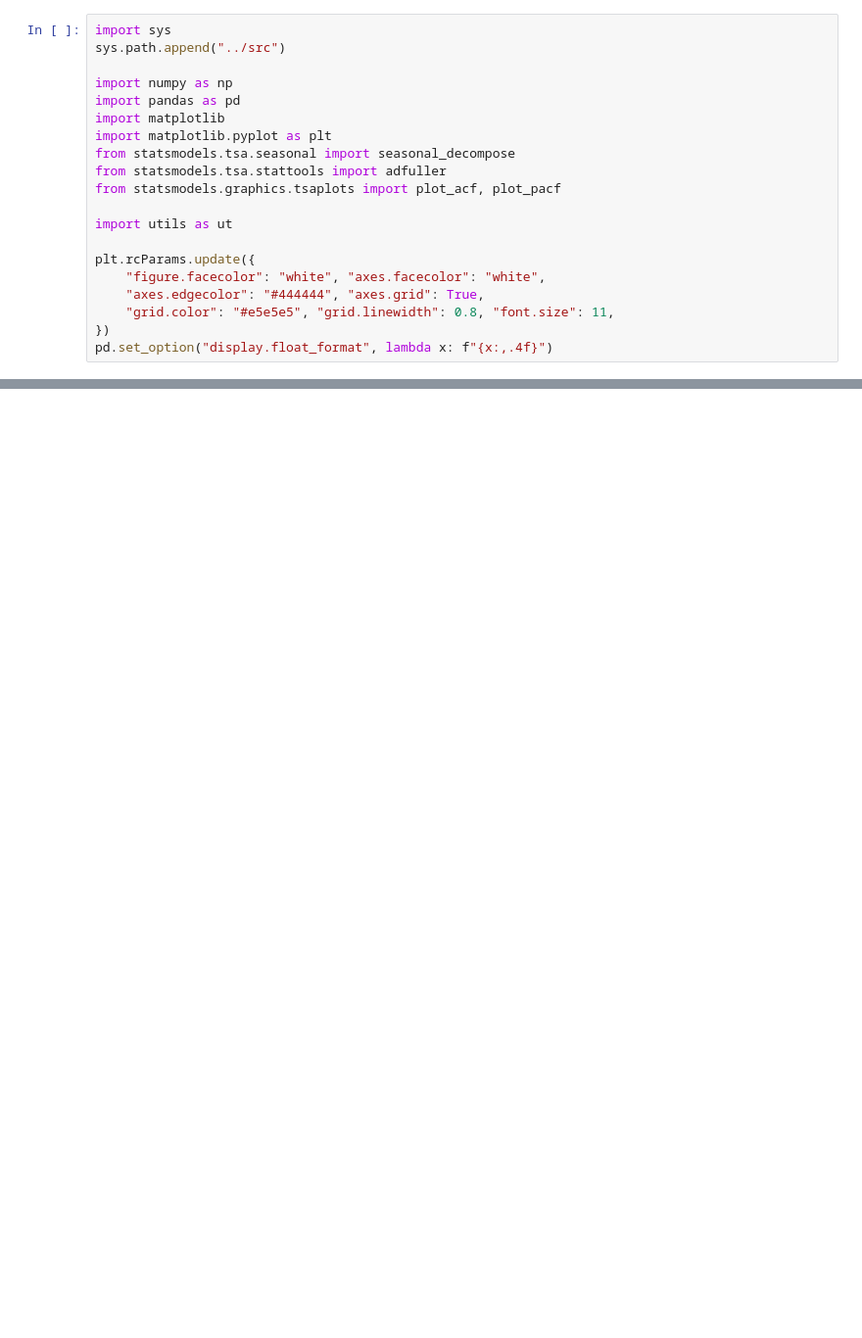
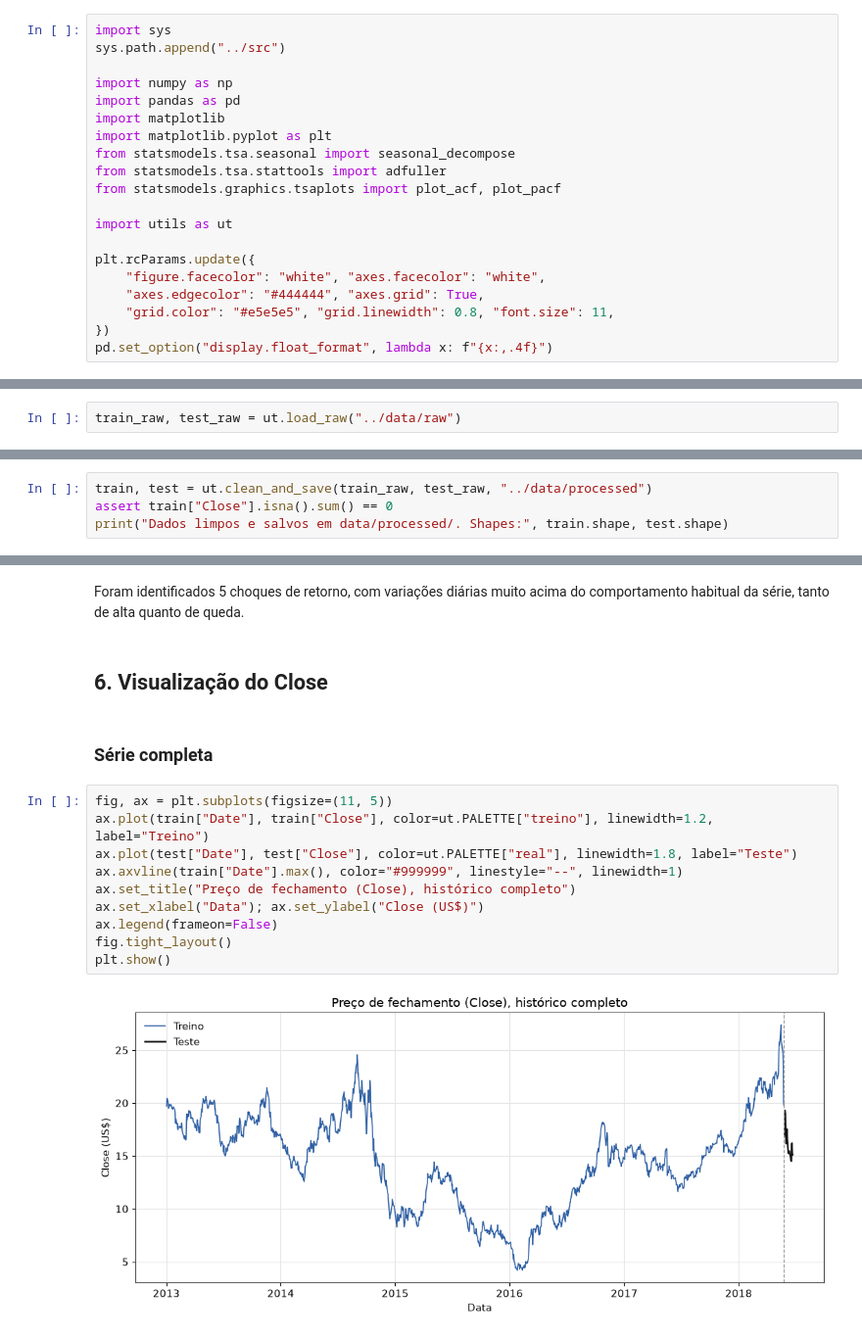
Before and after one commit to maricmello/squad-data-science, a Jupyter notebook: Case 4/notebooks/01_analise_exploratoria.ipynb, the cells around one changed output, grey strips where cells are left out. Shown at 98% size. Drawn from its saved outputs; the diff is of its cells as text; blank space fills up the shorter version.

```diff
--- a/Case 4/notebooks/01_analise_exploratoria.ipynb
+++ b/Case 4/notebooks/01_analise_exploratoria.ipynb
@@ -228,0 +27,2 @@ Os próximos notebooks (`02_baseline_modelos_classicos` e `03_machine_learning`)
+# %%
+train_raw, test_raw = ut.load_raw("../data/raw")
@@ -228,0 +137,4 @@ Os próximos notebooks (`02_baseline_modelos_classicos` e `03_machine_learning`)
+# %%
+train, test = ut.clean_and_save(train_raw, test_raw, "../data/processed")
+assert train["Close"].isna().sum() == 0
+print("Dados limpos e salvos em data/processed/. Shapes:", train.shape, test.shape)
@@ -228,0 +232,18 @@ Os próximos notebooks (`02_baseline_modelos_classicos` e `03_machine_learning`)
+# %% [markdown]
+Foram identificados 5 choques de retorno, com variações diárias muito acima do comportamento habitual da série, tanto de alta quanto de queda.
+# %% [markdown]
+## 6. Visualização do Close
+# %% [markdown]
+### Série completa
+# %%
+fig, ax = plt.subplots(figsize=(11, 5))
+ax.plot(train["Date"], train["Close"], color=ut.PALETTE["treino"], linewidth=1.2, label="Treino")
+ax.plot(test["Date"], test["Close"], color=ut.PALETTE["real"], linewidth=1.8, label="Teste")
+ax.axvline(train["Date"].max(), color="#999999", linestyle="--", linewidth=1)
+ax.set_title("Preço de fechamento (Close), histórico completo")
+ax.set_xlabel("Data"); ax.set_ylabel("Close (US$)")
+ax.legend(frameon=False)
+fig.tight_layout()
+plt.show()
+# %% [output]
+[figure, added]
```
Also changed, not shown: parts of 74 cells of this notebook, 14 other files.
